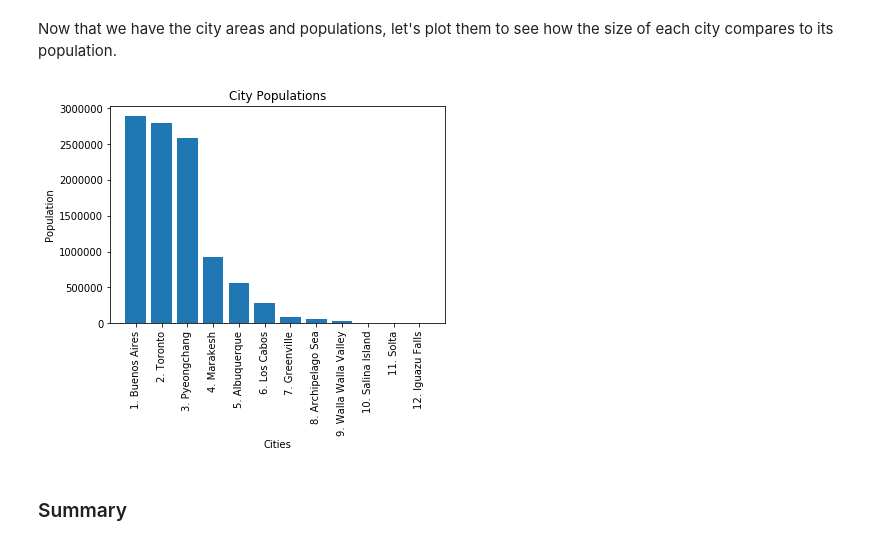
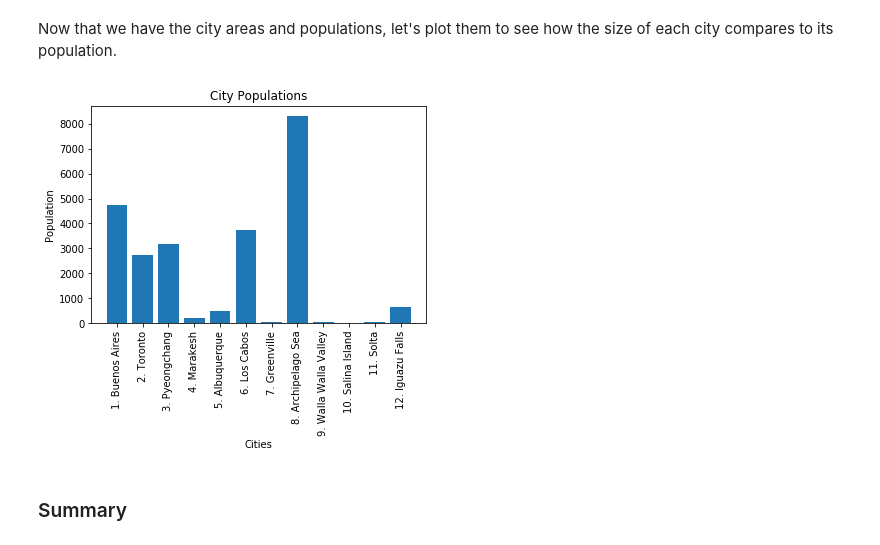
Before and after one commit to MangrobanGit/dsc-1-01-20-looping-over-collections-lab-seattle-ds-career-040119, a Jupyter notebook: index.ipynb, the cells around one changed output. Drawn from its saved outputs; the diff is of its cells as text; code cells hidden in the pictures.

```diff
--- a/index.ipynb
+++ b/index.ipynb
@@ -183,16 +183,16 @@ city_areas # use a for loop to iterate through the list of cities with their cor
 # %% [markdown]
 Now that we have the city areas and populations, let's plot them to see how the size of each city compares to its population.
 # %%
-plt.bar(names_and_ranks, city_populations)
+plt.bar(names_and_ranks, city_areas)
 
 plt.ylabel('Population')
 plt.xlabel('Cities')
 plt.title('City Populations')
 plt.xticks(rotation='vertical')
 
 plt.show()
 # %% [output]
-[figure, old version]
+[figure, new version]
 # %%
 plt.bar(names_and_ranks, city_areas)
 plt.ylabel('Area')
```
